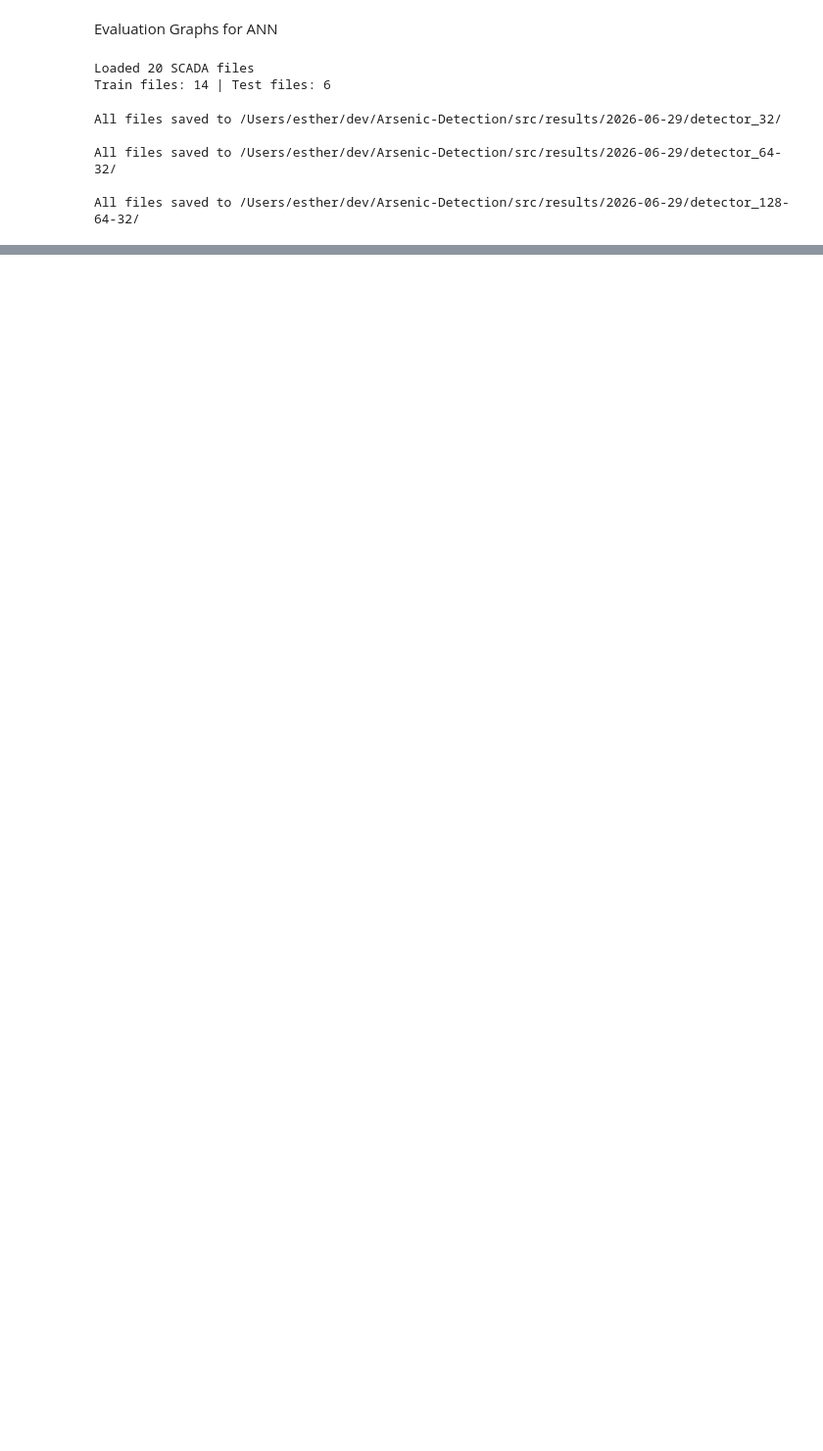
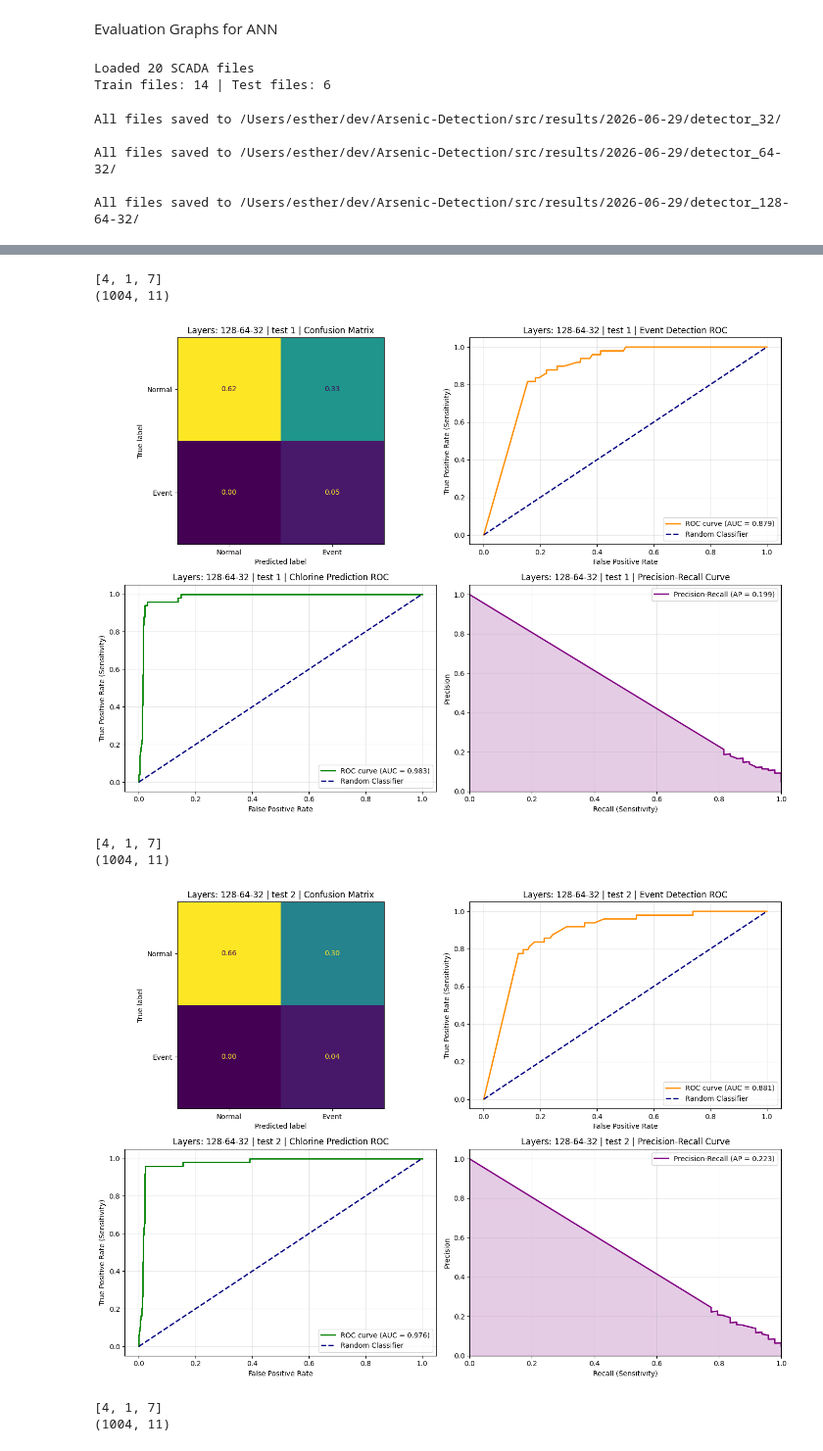
Before and after one commit to esthy13/Arsenic-Detection, a Jupyter notebook: src/notebooks/ANN_testing.ipynb, the cells around one changed output, grey strips where cells are left out. Shown at 98% size. Saved outputs shown, nothing was run; the diff lists cells and outputs as text; code cells hidden in the pictures; blank space fills up the shorter version.

```diff
--- a/src/notebooks/ANN_testing.ipynb
+++ b/src/notebooks/ANN_testing.ipynb
@@ -207,0 +216,47 @@ Results for detector with hidden sizes: 64-32
+# %%
+import random
+
+# plot just with 128 - 64 layers but with a few chlorine sensors combinations
+detector = load_detector(
+    directory=f"../results/2026-06-29/detector_128-64",
+    device="mps",
+)
+
+#generate 3 random combination of 3 out of the 11 chlorine indices sensors
+chlorine_indices_combinations = [random.sample(range(11), 3) for _ in range(3)]
+
+for chlorine_indices in chlorine_indices_combinations:
+    selected_test_paths = test_paths[:3]
+    results = [detector.detect(path) for path in selected_test_paths]
+
+    print(f"Results for detector with hidden sizes: {hidden_sizes_label}")
+
+    # Keep the three test sets separated.
+    summary_df = pd.DataFrame(
+        [result.summary() for result in results],
+        index=[path.name for path in selected_test_paths],
+    )
+    display(summary_df)
+
+    # Aggregate metrics across the three test sets.
+    aggregated_summary = pd.DataFrame(
+        [
+            summary_df.mean(numeric_only=True),
+            summary_df.std(numeric_only=True),
+        ],
+        index=["mean", "std"],
+    )
+    display(aggregated_summary)
+
+    detector_summary = summary_df.mean(numeric_only=True).to_dict()
+    detector_summary["hidden_sizes"] = hidden_sizes_label
+    all_detector_summaries.append(detector_summary)
+
+    # Plot each test set separately, because each DetectionResult has its own timeline.
+    for i, result in enumerate(results):
+        plot_metrics(
+            result,
+            title_prefix=f"Layers: {hidden_sizes_label} | test {i+1} | ",
+            chlorine_indices=chlorine_indices
+        )
+# %% [output]
@@ -207,0 +272,8 @@ Results for detector with hidden sizes: 64-32
+[4, 1, 7]
+(1004, 11)
+[figure, added]
+[4, 1, 7]
+(1004, 11)
+[figure, added]
+[4, 1, 7]
+(1004, 11)
```
Also changed, not shown: parts of 3 cells of this notebook, 1 other file.
